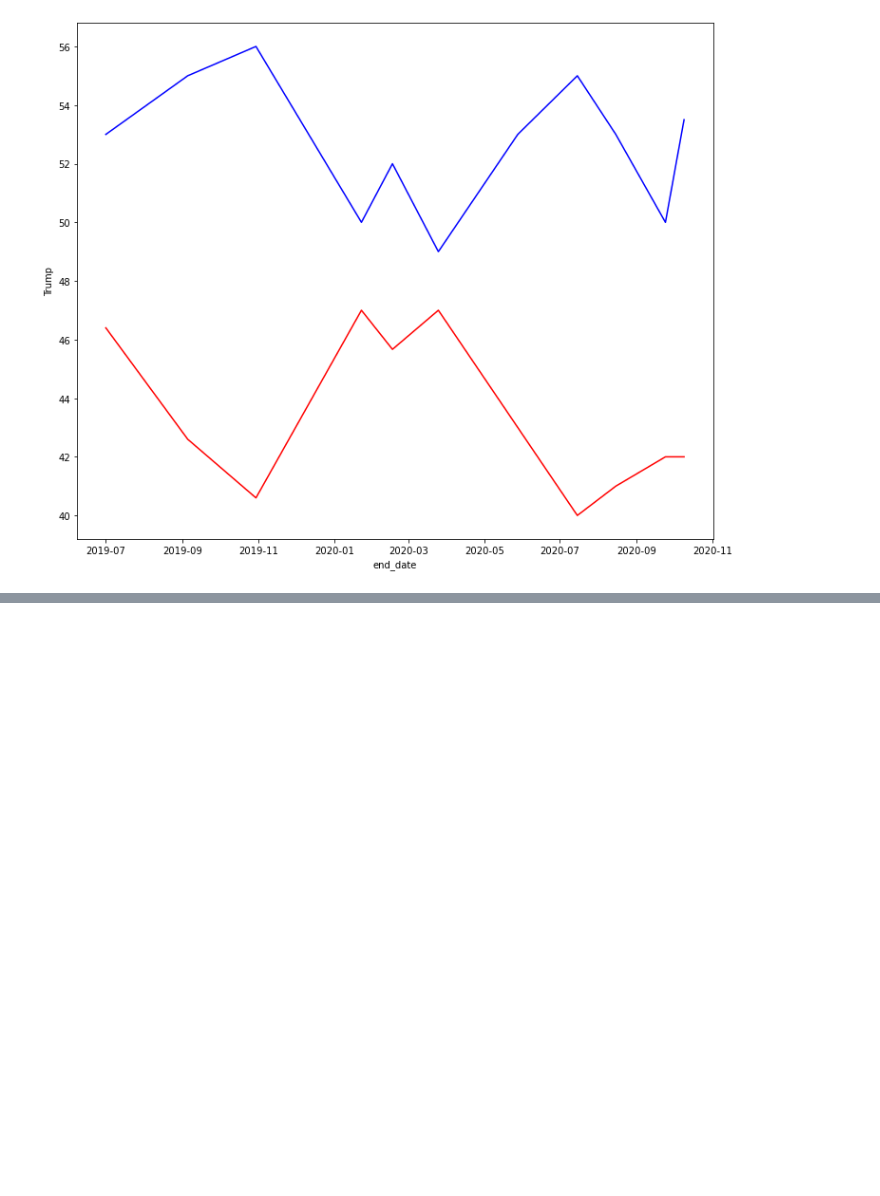
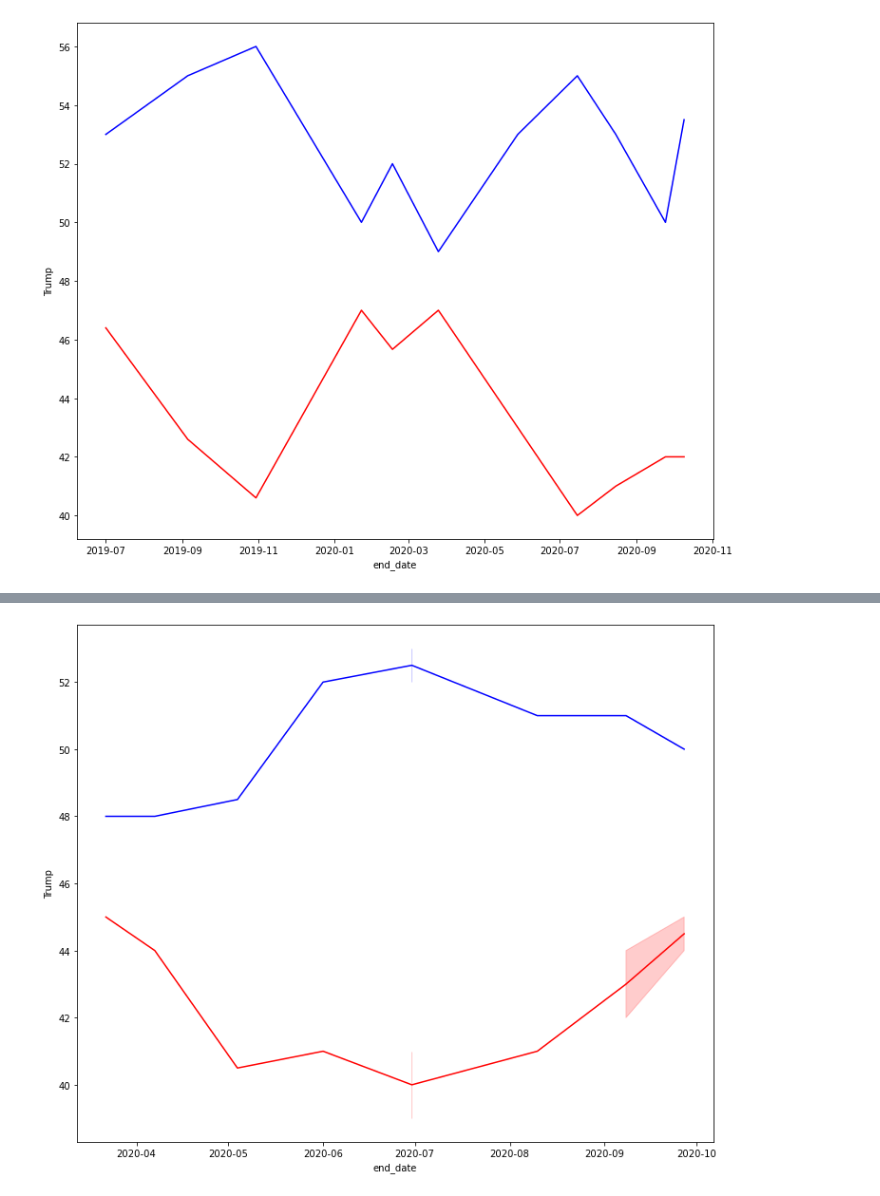
Before and after one commit to aspotter99/Elections, a Jupyter notebook: notebooks/2016_2020.ipynb, the cells around one changed output, grey strips where cells are left out. Cells and saved outputs as stored; diff of their text form; code cells hidden in the pictures; blank space fills up the shorter version.

```diff
--- a/notebooks/2016_2020.ipynb
+++ b/notebooks/2016_2020.ipynb
@@ -172,0 +197,4 @@ sns.lineplot(x,y2, color = 'red');
+# %%
+mask = biden_us_top['pollster'] == 'Monmouth University'
+biden_us_monmouth = biden_us_top[mask]
+biden_us_monmouth
@@ -172,0 +214,10 @@ sns.lineplot(x,y2, color = 'red');
+# %%
+x = biden_us_monmouth['end_date']
+y = biden_us_monmouth['Biden']
+y2 = biden_us_monmouth['Trump']
+
+fig, ax = plt.subplots(figsize=(12,10))
+sns.lineplot(x,y, color = 'blue')
+sns.lineplot(x,y2, color = 'red');
+# %% [output]
+[figure, added]
```
Also changed, not shown: parts of 19 cells of this notebook, 10 other files.
